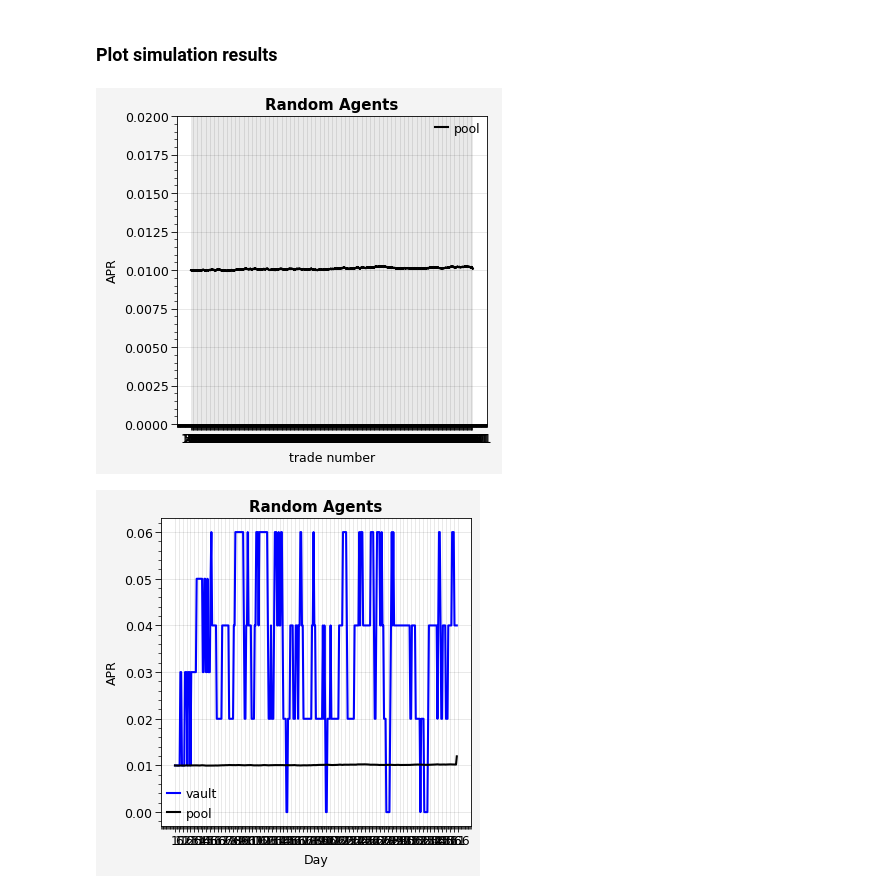
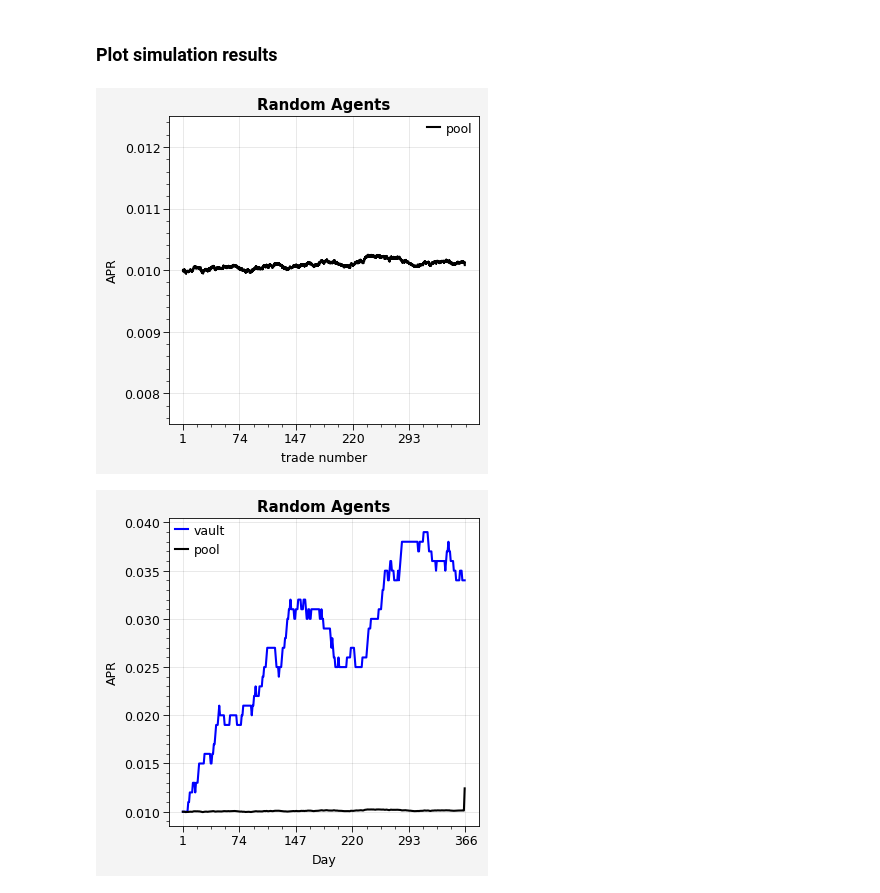
Before and after one commit to delvtech/agent0, a Jupyter notebook: examples/notebooks/hyperdrive_pnl.ipynb, the cells around one changed output. Drawn from its saved outputs; the diff is of its cells as text; code cells hidden in the pictures.

```diff
--- a/examples/notebooks/hyperdrive_pnl.ipynb
+++ b/examples/notebooks/hyperdrive_pnl.ipynb
@@ -49,7 +49,7 @@ target_pool_apr = 0.01 # target pool APR of the initial market after the LP
 target_liquidity = 500_000_000 # target total liquidity of the initial market, before any trades
 
 vault_apr_init = 0.01 # Initial vault APR
-vault_apr_jump_size = 0.02 # Scale of the vault APR change (vault_apr (+/-)= jump_size)
+vault_apr_jump_size = 0.001 # Scale of the vault APR change (vault_apr (+/-)= jump_size)
 vault_jumps_per_year = 100#4 # The average number of jumps per year
 vault_apr_jump_direction = "random_weighted" # The direction of a rate change. Can be 'up', 'down', or 'random'.
 vault_apr_lower_bound = 0.0 # minimum allowable vault apr
@@ -474,45 +366,45 @@ simulator.run_simulation()
 trades = post_processing.compute_derived_variables(simulator)
 # %%
 exclude_first_day = False
-xtick_step = 50
+xtick_step = 73
 
 start_idx = 1 if exclude_first_day else 0
 ax = get_gridspec_subplots()[1][0]
 #ax = trades.iloc[start_idx:len(trades)-1].plot(x="run_trade_number", y="vault_apr", ax=ax, label="vault", c='blue')
-ax = trades.iloc[start_idx:len(trades)-1].plot(x="run_trade_number", y="pool_apr", ax=ax, label="pool", c='black')
+ax = trades.iloc[start_idx:len(trades)-1].plot(x="day", y="pool_apr", ax=ax, label="pool", c='black')
 ax.set_title("Random Agents")
 ax.set_xlabel("trade number")
 ax.set_ylabel("APR")
-ax.set_ylim([0, 0.02])
+ax.set_ylim([0.0075, 0.0125])
 ax.legend()
-ax.set_xticks([x for x in range(start_idx, trades["run_trade_number"].max() + 1, xtick_step)]);
-ax.set_xticklabels([str(x+1) for x in range(start_idx, trades["run_trade_number"].max() + 1, xtick_step)]);
+ax.set_xticks([x for x in range(start_idx, trades["day"].max() + 1, xtick_step)]);
+ax.set_xticklabels([str(x+1) for x in range(start_idx, trades["day"].max() + 1, xtick_step)]);
 # %% [output]
-[figure, old version]
+[figure, new version]
 # %%
 exclude_first_day = False
-xtick_step = 5
+xtick_step = 73
 
 trades_agg = trades.groupby("day").agg(
     {
         "vault_apr": ["mean"],
         "pool_apr": ["mean"],
     }
 )
 trades_agg.columns = ["_".join(col).strip() for col in trades_agg.columns.values]
 trades_agg = trades_agg.reset_index()
 start_idx = 1 if exclude_first_day else 0
 ax = get_gridspec_subplots()[1][0]
 ax = trades_agg.iloc[start_idx:].plot(x="day", y="vault_apr_mean", ax=ax, label="vault", c='blue')
 ax = trades_agg.iloc[start_idx:].plot(x="day", y="pool_apr_mean", ax=ax, label="pool", c='black')
 ax.set_title("Random Agents")
 ax.set_xlabel("Day")
 ax.set_ylabel("APR")
 ax.legend()
 ax.set_xticks([x for x in range(start_idx, simulator.config.simulator.num_trading_days + 1, xtick_step)]);
 ax.set_xticklabels([str(x+1) for x in range(start_idx, simulator.config.simulator.num_trading_days + 1, xtick_step)]);
 # %% [output]
-[figure, old version]
+[figure, new version]
 # %%
 exclude_first_trade = True
 exclude_first_agent = False
```
Also changed, not shown: parts of 9 cells of this notebook, 1 other file.
